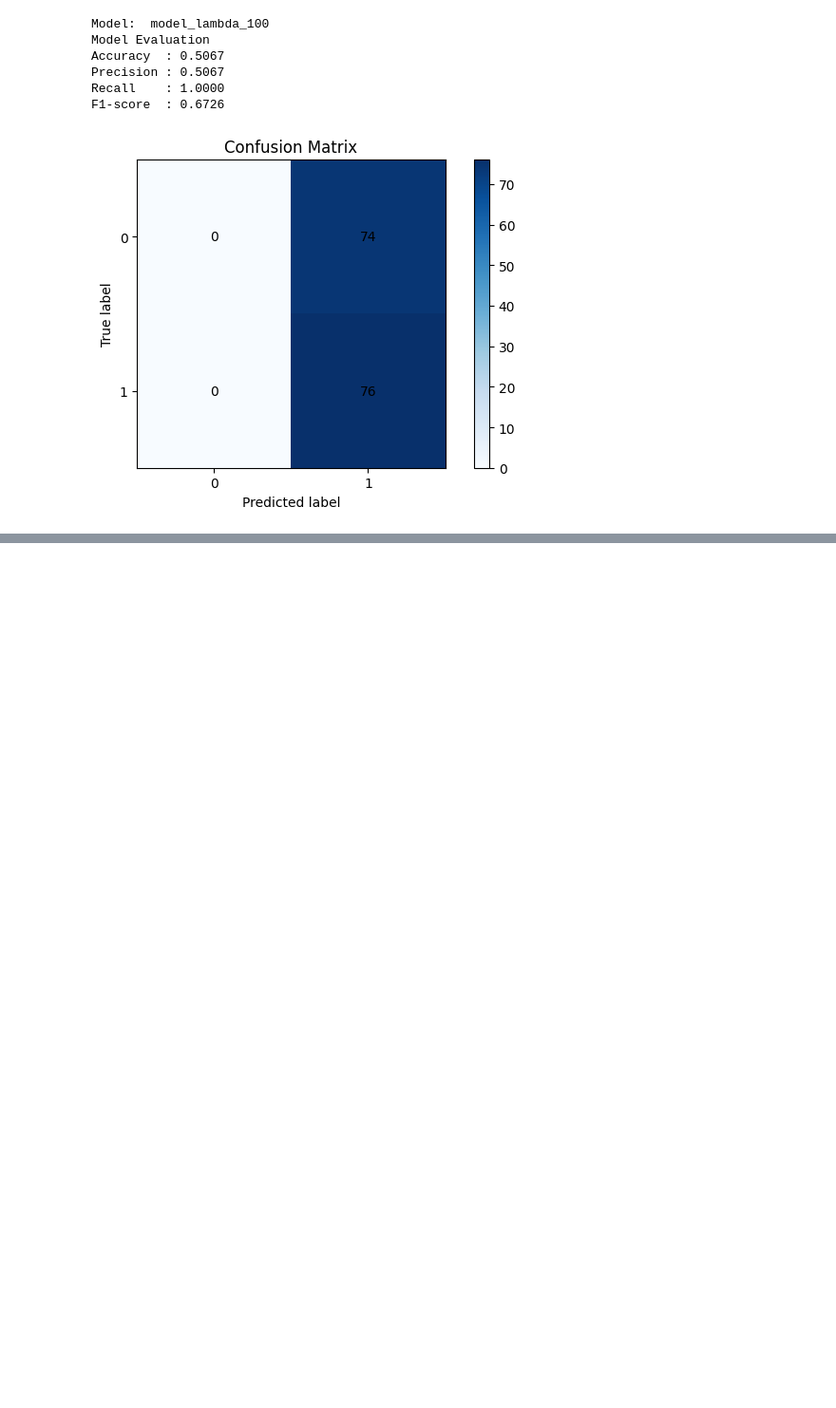
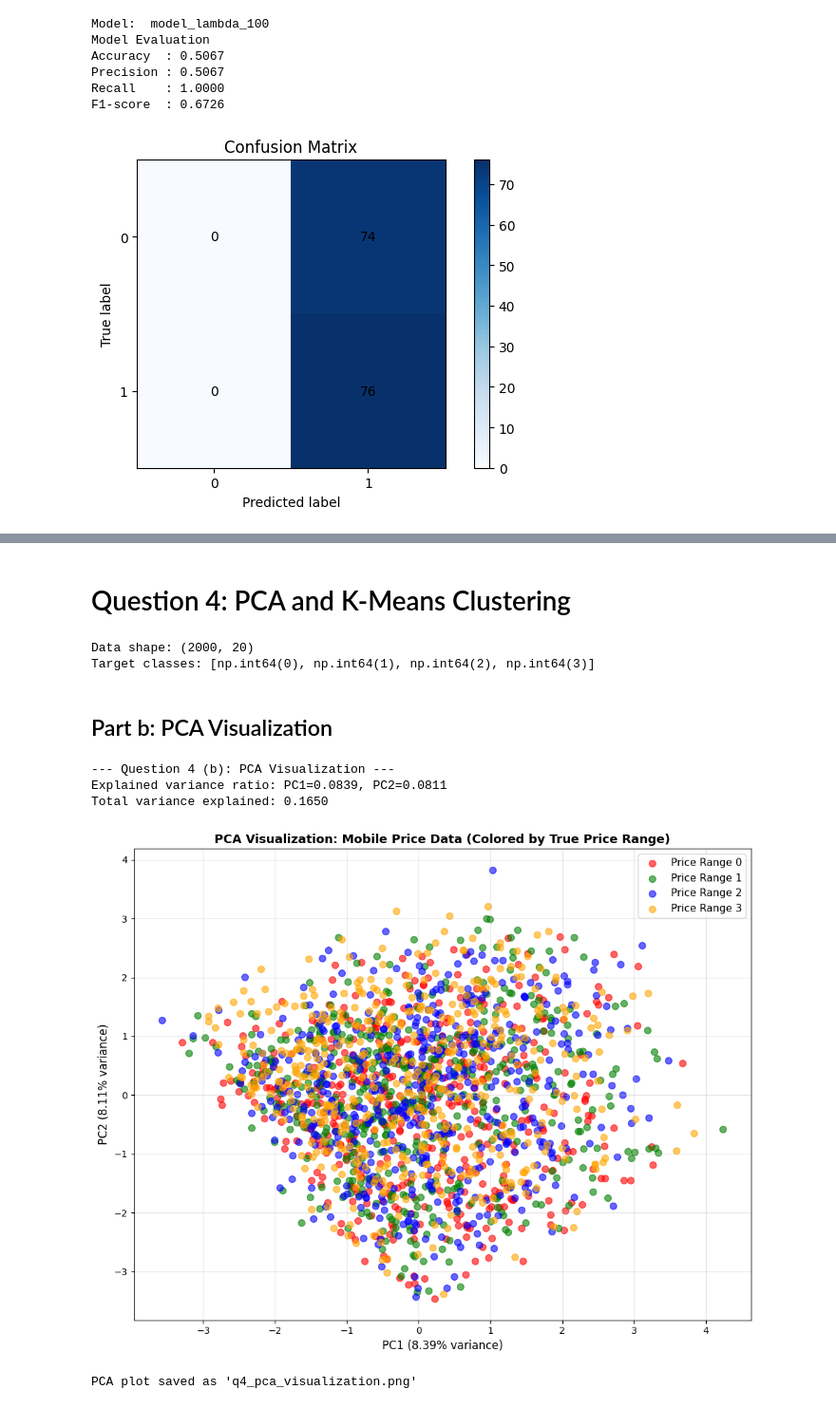
Before and after one commit to Velova/DM2026-Assignment-1, a Jupyter notebook: Real_World_Classification.ipynb, the cells around one changed output, grey strips where cells are left out. Shown at 95% size. Drawn from its saved outputs; the diff is of its cells as text; code cells hidden in the pictures; blank space fills up the shorter version.

```diff
--- a/Real_World_Classification.ipynb
+++ b/Real_World_Classification.ipynb
@@ -322,0 +823,54 @@ F1-score  : 0.6726
+# %% [markdown]
+# Question 4: PCA and K-Means Clustering
+# %%
+from sklearn.decomposition import PCA
+from sklearn.cluster import KMeans
+from sklearn.metrics import adjusted_rand_score
+from sklearn.preprocessing import StandardScaler
+
+X_q4 = mobile_data_q3.drop('price_range', axis=1).values
+y_q4 = mobile_data_q3['price_range'].values
+
+scaler = StandardScaler()
+X_q4_scaled = scaler.fit_transform(X_q4)
+
+print(f"Data shape: {X_q4.shape}")
+print(f"Target classes: {sorted(np.unique(y_q4))}")
+# %% [output]
+Data shape: (2000, 20)
+Target classes: [np.int64(0), np.int64(1), np.int64(2), np.int64(3)]
+# %% [markdown]
+## Part b: PCA Visualization
+# %%
+pca = PCA(n_components=2)
+X_pca = pca.fit_transform(X_q4_scaled)
+
+print(f"Explained variance ratio: PC1={pca.explained_variance_ratio_[0]:.4f}, PC2={pca.explained_variance_ratio_[1]:.4f}")
+print(f"Total variance explained: {pca.explained_variance_ratio_.sum():.4f}")
+
+fig, ax = plt.subplots(figsize=(10, 8))
+
+colors = ['red', 'green', 'blue', 'orange']
+price_ranges = sorted(np.unique(y_q4))
+
+for price_range in price_ranges:
+    mask = y_q4 == price_range
+    ax.scatter(X_pca[mask, 0], X_pca[mask, 1],
+               label=f'Price Range {price_range}',
+               alpha=0.6, s=50, color=colors[price_range])
+
+ax.set_xlabel(f'PC1 ({pca.explained_variance_ratio_[0]:.2%} variance)', fontsize=12)
+ax.set_ylabel(f'PC2 ({pca.explained_variance_ratio_[1]:.2%} variance)', fontsize=12)
+ax.set_title('PCA Visualization: Mobile Price Data (Colored by True Price Range)', fontsize=13, fontweight='bold')
+ax.legend(fontsize=11)
+ax.grid(True, alpha=0.3)
+
+plt.tight_layout()
+plt.savefig('q4_pca_visualization.png', dpi=100, bbox_inches='tight')
+plt.show()
+# %% [output]
+--- Question 4 (b): PCA Visualization ---
+Explained variance ratio: PC1=0.0839, PC2=0.0811
+Total variance explained: 0.1650
+[figure, added]
+PCA plot saved as 'q4_pca_visualization.png'
```
Also changed, not shown: parts of 36 cells of this notebook.
